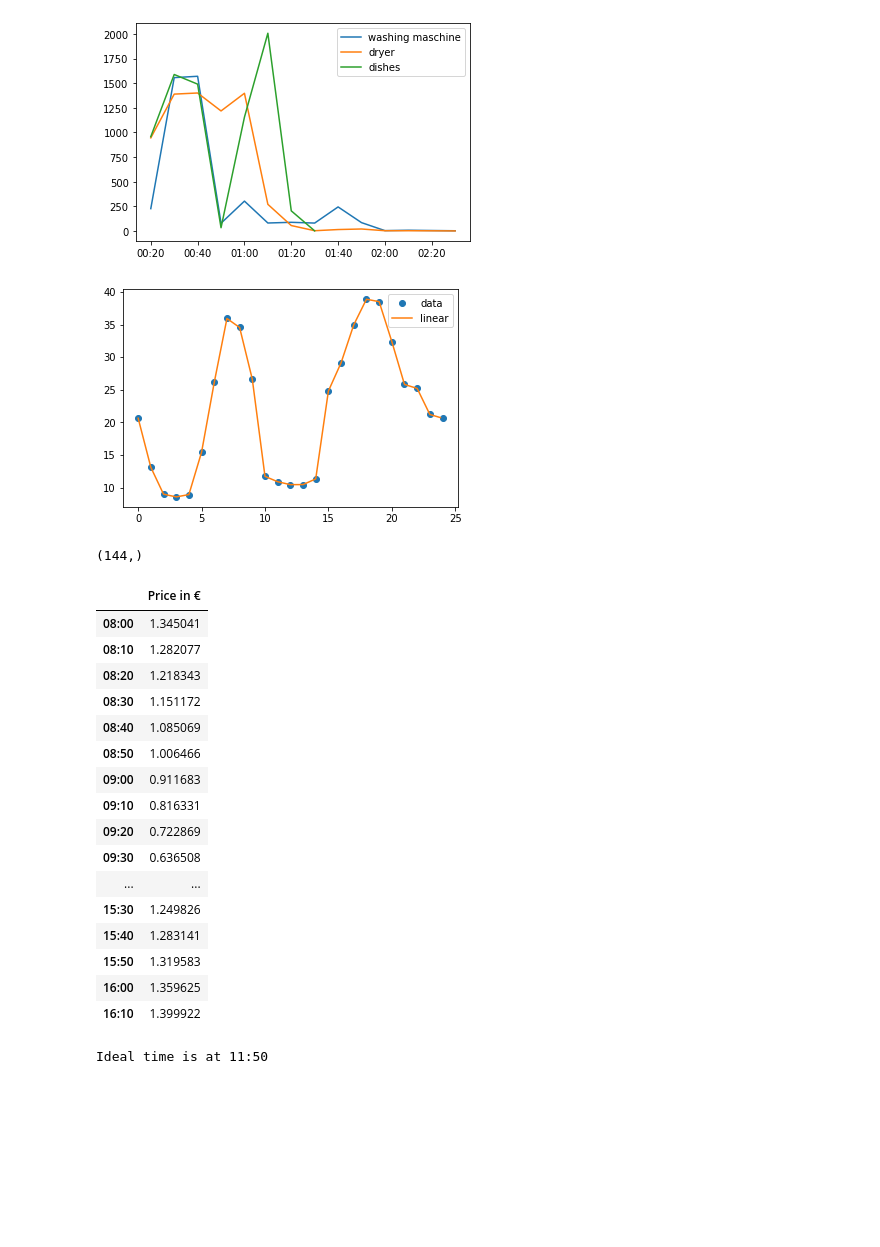
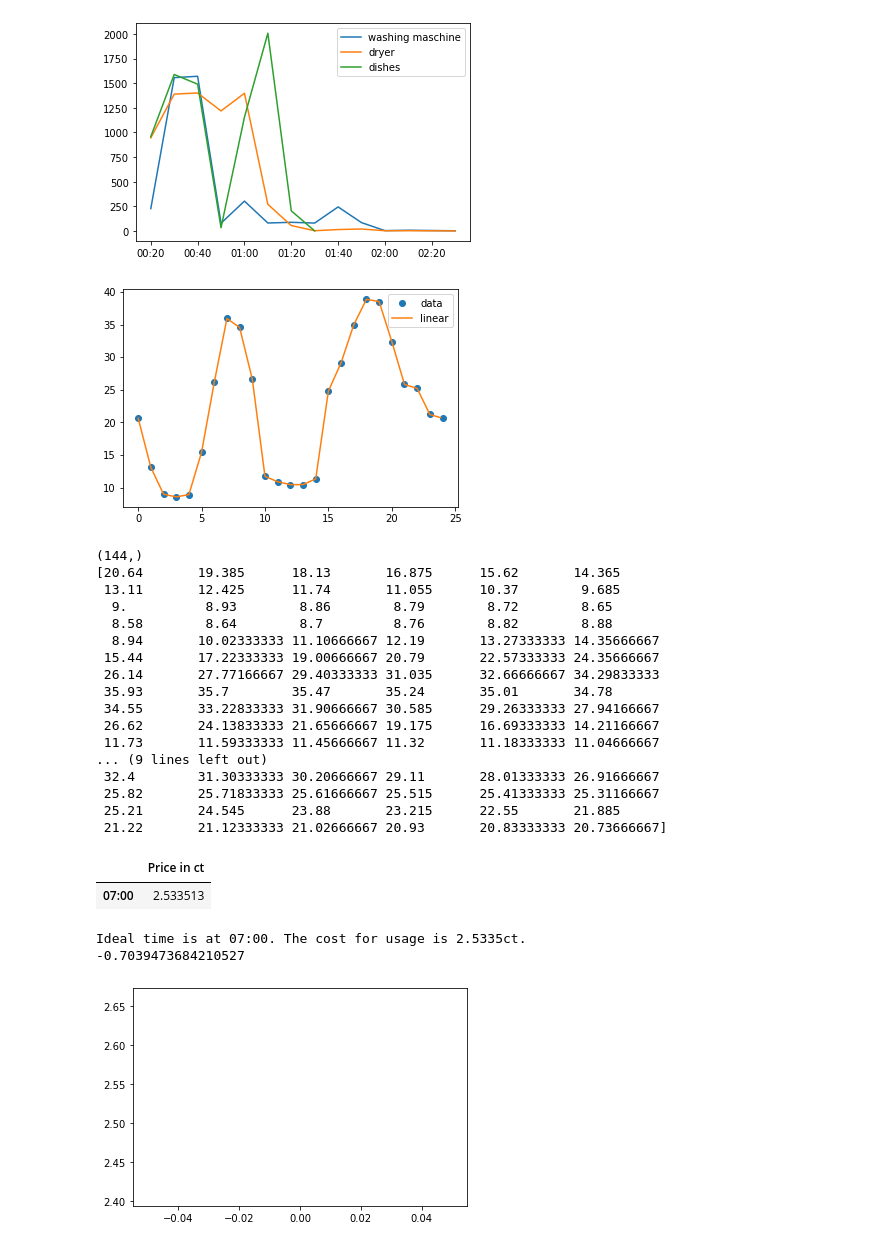
Before and after one commit to LukasPoque/mission_zero, a Jupyter notebook: eco_flex.ipynb, the cells around one changed output. Cells and saved outputs as stored; diff of their text form; code cells hidden in the pictures; blank space fills up the shorter version.

```diff
--- a/eco_flex.ipynb
+++ b/eco_flex.ipynb
@@ -16,9 +16,9 @@ dryer = [944.8970000000002, 1388.957, 1400.4070000000002, 1218.1022222222223, 13
          1.2679999999999998, 0.135]
 dishes = [957.1955555555555, 1588.2400000000002, 1490.19, 32.480000000000004, 1154.9522222222222, 2006.9719999999998,\
           203.91099999999997, 0.42125]
-consumption['dryer'] = np.array(dryer)/(1000*1000)*10  # /(10^6)(MW->W)*10(minutes)
-consumption['dish_washer'] = np.array(dishes)/(1000*1000)*10
-consumption['washing_maschine'] = np.array(washing)/(1000*1000)*10
+consumption['dryer'] = np.array(dryer)/(1000*1000*60)*10*100  # /(10^6)(MWh->Wh)*10(minutes)
+consumption['dish_washer'] = np.array(dishes)/(1000*1000*60)*10*100
+consumption['washing_maschine'] = np.array(washing)/(1000*1000*60)*10*100
 
 max_time_index = max(len(washing), len(dryer), len(dishes))
 x_Axes = [indexToTime(i*2) for i in range(max_time_index)]
@@ -48,9 +48,26 @@ plt.legend(['data', 'linear'], loc='best')
 plt.show()
 prices = linear_prices(xnew)
 print(np.shape(prices))
+print(prices)
 # %% [output]
 [figure]
 (144,)
+[20.64       19.385      18.13       16.875      15.62       14.365
+ 13.11       12.425      11.74       11.055      10.37        9.685
+  9.          8.93        8.86        8.79        8.72        8.65
+  8.58        8.64        8.7         8.76        8.82        8.88
+  8.94       10.02333333 11.10666667 12.19       13.27333333 14.35666667
+ 15.44       17.22333333 19.00666667 20.79       22.57333333 24.35666667
+ 26.14       27.77166667 29.40333333 31.035      32.66666667 34.29833333
+ 35.93       35.7        35.47       35.24       35.01       34.78
+ 34.55       33.22833333 31.90666667 30.585      29.26333333 27.94166667
+ 26.62       24.13833333 21.65666667 19.175      16.69333333 14.21166667
+ 11.73       11.59333333 11.45666667 11.32       11.18333333 11.04666667
+... (9 lines left out)
+ 32.4        31.30333333 30.20666667 29.11       28.01333333 26.91666667
+ 25.82       25.71833333 25.61666667 25.515      25.41333333 25.31166667
+ 25.21       24.545      23.88       23.215      22.55       21.885
+ 21.22       21.12333333 21.02666667 20.93       20.83333333 20.73666667]
 # %%
 # available data: dict with average comsumtion load curve of dryer, washing maschine, dish washer in 10 min steps
 # engergy prizes in 10 minutes steps
@@ -89,33 +106,22 @@ def indexToTime(index):
         time = hours +':'+str(minutes)
     return time
 # %%
-start_index = timeToIndex(8,0) # 08:20
-end_index = timeToIndex(18,30) #16:30
+start_index = timeToIndex(7,0) # 08:20
+end_index = timeToIndex(9,20) #16:30
 
 [start_index, result] = calculateCost(start_index, end_index,'washing_maschine')
 times = [indexToTime(i+start_index) for i in range(len(result))]
-df = pd.DataFrame(result, index=times, columns={'Price in €'})
+df = pd.DataFrame(result, index=times, columns={'Price in ct'})
 display(df)
 ideal_indexes = giveIdealTimes(start_index, result)
 #print(ideal_indexes)
 time = indexToTime(ideal_indexes[0])
-print('Ideal time is at '+time)
+print('Ideal time is at '+time+'. The cost for usage is %.4fct.' %result[ideal_indexes[0]-start_index])
+plt.plot(result)
+print((0.45-1.52)/1.52)
 # %% [output]
-|  | Price in € |
-| 08:00 | 1.345041 |
-| 08:10 | 1.282077 |
-| 08:20 | 1.218343 |
-| 08:30 | 1.151172 |
-| 08:40 | 1.085069 |
-| 08:50 | 1.006466 |
-| 09:00 | 0.911683 |
-| 09:10 | 0.816331 |
-| 09:20 | 0.722869 |
-| 09:30 | 0.636508 |
-| ... | ... |
-| 15:30 | 1.249826 |
-| 15:40 | 1.283141 |
-| 15:50 | 1.319583 |
-| 16:00 | 1.359625 |
-| 16:10 | 1.399922 |
+|  | Price in ct |
+| 07:00 | 2.533513 |
-Ideal time is at 11:50
+Ideal time is at 07:00. The cost for usage is 2.5335ct.
+-0.7039473684210527
+[figure, added]
```
